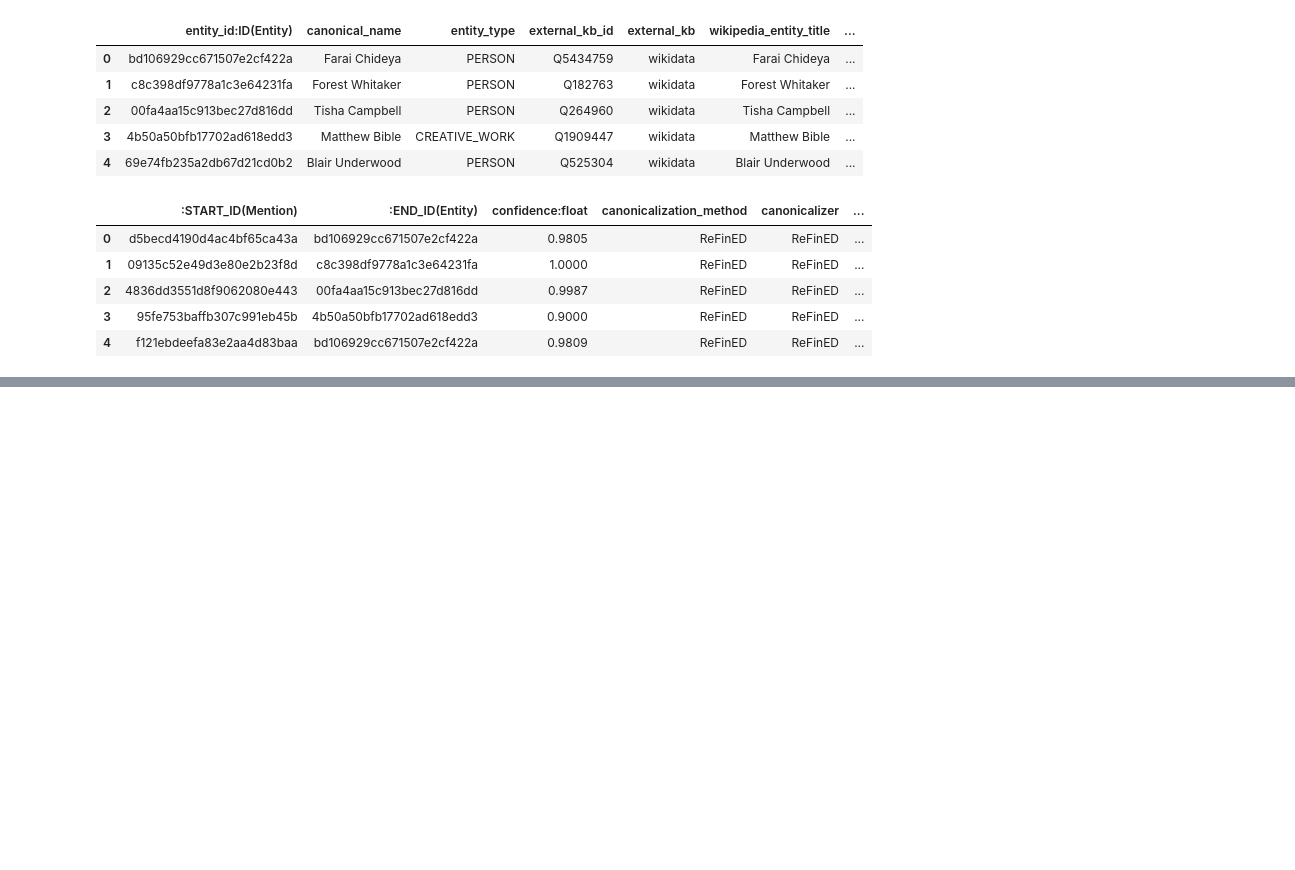
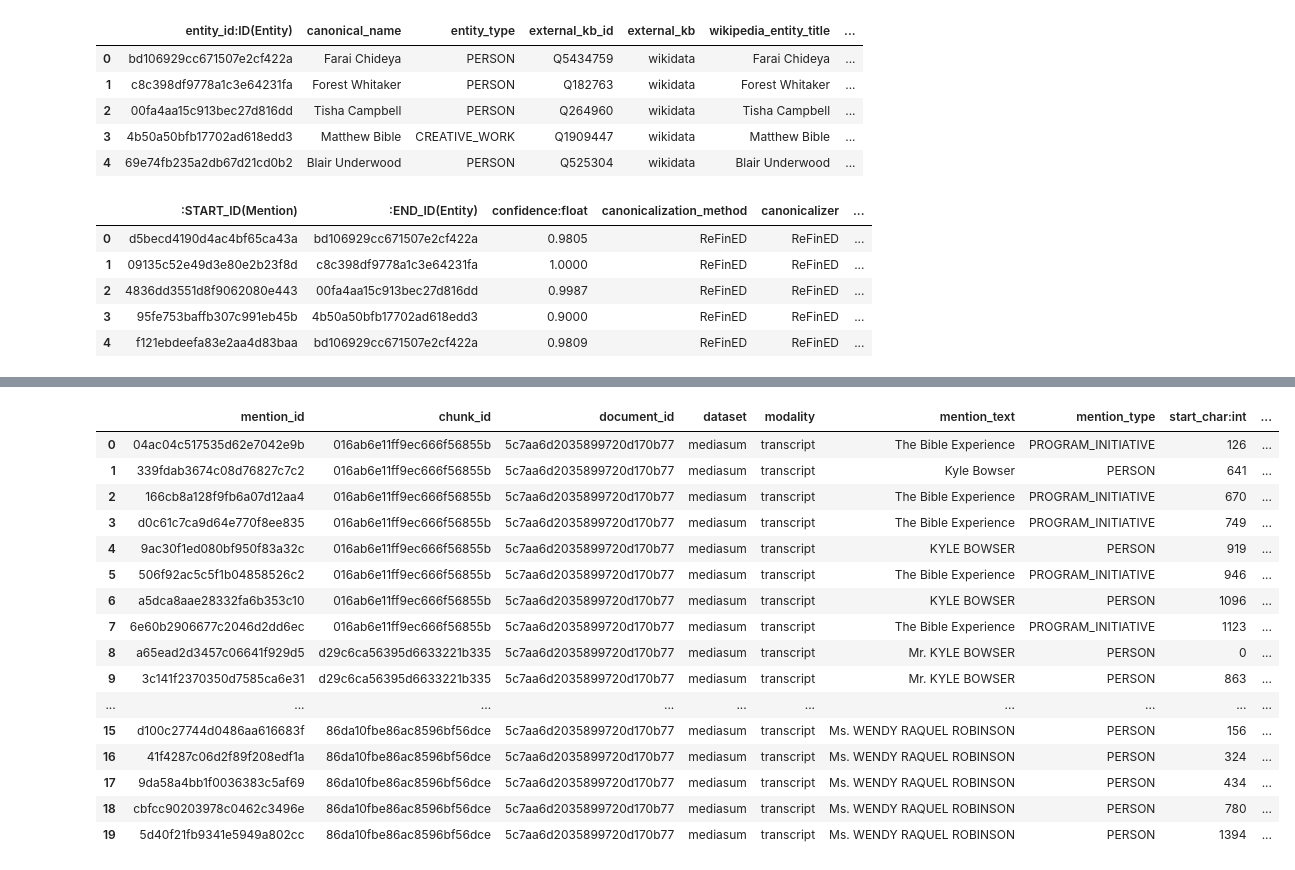
Before and after one commit to plminh-sdh/Design-and-Evaluation-of-Secure-Retrieval-Augmented-Systems-for-Large-Scale-Digital-Archives, a Jupyter notebook: Database.ipynb, the cells around one changed output, grey strips where cells are left out. Saved outputs shown, nothing was run; the diff lists cells and outputs as text; code cells hidden in the pictures; blank space fills up the shorter version.

Commit message:
add local canonicalization

```diff
--- a/Database.ipynb
+++ b/Database.ipynb
@@ -2873,0 +2905,24 @@ canonicalization_tables["mention_refers_to_entity"].head()
+# %%
+# Configure local NIL coreference exports and evaluation files.
+LOCAL_COREF_EXPORT_DIR = LOCAL_COREFERENCE_EXPORT_DIR
+LOCAL_COREF_EXPORT_DIR.mkdir(parents=True, exist_ok=True)
+
+LOCAL_COREF_NIL_MENTIONS_CSV = LOCAL_COREF_EXPORT_DIR / LOCAL_NIL_MENTIONS_FILENAME
+LOCAL_COREF_GOLD_DEV_JSONL = LOCAL_COREF_EXPORT_DIR / LOCAL_COREFERENCE_GOLD_DEV_FILENAME
+LOCAL_COREF_GOLD_TEST_JSONL = LOCAL_COREF_EXPORT_DIR / LOCAL_COREFERENCE_GOLD_TEST_FILENAME
+
+LOCAL_COREF_ELIGIBLE_TYPES = list(DEFAULT_LOCAL_COREFERENCE_TYPES)
+LOCAL_COREF_CSV_CHUNKSIZE = 250_000
+MAX_NIL_MENTIONS_FOR_LOCAL_COREF = None  # Set to a small integer for a dry run.
+
+local_coreference_config = {
+    "export_dir": str(LOCAL_COREF_EXPORT_DIR),
+    "nil_mentions_csv": str(LOCAL_COREF_NIL_MENTIONS_CSV),
+    "gold_dev_jsonl": str(LOCAL_COREF_GOLD_DEV_JSONL),
+    "gold_test_jsonl": str(LOCAL_COREF_GOLD_TEST_JSONL),
+    "eligible_types": LOCAL_COREF_ELIGIBLE_TYPES,
+    "chunksize": LOCAL_COREF_CSV_CHUNKSIZE,
+    "max_nil_mentions": MAX_NIL_MENTIONS_FOR_LOCAL_COREF,
+}
+
+local_coreference_config
@@ -2873,0 +3029,26 @@ canonicalization_tables["mention_refers_to_entity"].head()
+# %%
+# Preview NIL candidates that will feed contextual mention embedding and clustering.
+local_nil_mentions_preview_df = pd.read_csv(
+    LOCAL_COREF_NIL_MENTIONS_CSV,
+    nrows=20,
+)
+
+local_nil_mentions_preview_df
+# %% [output]
+|  | mention_id | chunk_id | document_id | dataset | modality | mention_text | mention_type | start_char:int | ... |
+| 0 | 04ac04c517535d62e7042e9b | 016ab6e11ff9ec666f56855b | 5c7aa6d2035899720d170b77 | mediasum | transcript | The Bible Experience | PROGRAM_INITIATIVE | 126 | ... |
+| 1 | 339fdab3674c08d76827c7c2 | 016ab6e11ff9ec666f56855b | 5c7aa6d2035899720d170b77 | mediasum | transcript | Kyle Bowser | PERSON | 641 | ... |
+| 2 | 166cb8a128f9fb6a07d12aa4 | 016ab6e11ff9ec666f56855b | 5c7aa6d2035899720d170b77 | mediasum | transcript | The Bible Experience | PROGRAM_INITIATIVE | 670 | ... |
+| 3 | d0c61c7ca9d64e770f8ee835 | 016ab6e11ff9ec666f56855b | 5c7aa6d2035899720d170b77 | mediasum | transcript | The Bible Experience | PROGRAM_INITIATIVE | 749 | ... |
+| 4 | 9ac30f1ed080bf950f83a32c | 016ab6e11ff9ec666f56855b | 5c7aa6d2035899720d170b77 | mediasum | transcript | KYLE BOWSER | PERSON | 919 | ... |
+| 5 | 506f92ac5c5f1b04858526c2 | 016ab6e11ff9ec666f56855b | 5c7aa6d2035899720d170b77 | mediasum | transcript | The Bible Experience | PROGRAM_INITIATIVE | 946 | ... |
+| 6 | a5dca8aae28332fa6b353c10 | 016ab6e11ff9ec666f56855b | 5c7aa6d2035899720d170b77 | mediasum | transcript | KYLE BOWSER | PERSON | 1096 | ... |
+| 7 | 6e60b2906677c2046d2dd6ec | 016ab6e11ff9ec666f56855b | 5c7aa6d2035899720d170b77 | mediasum | transcript | The Bible Experience | PROGRAM_INITIATIVE | 1123 | ... |
+| 8 | a65ead2d3457c06641f929d5 | d29c6ca56395d6633221b335 | 5c7aa6d2035899720d170b77 | mediasum | transcript | Mr. KYLE BOWSER | PERSON | 0 | ... |
+| 9 | 3c141f2370350d7585ca6e31 | d29c6ca56395d6633221b335 | 5c7aa6d2035899720d170b77 | mediasum | transcript | Mr. KYLE BOWSER | PERSON | 863 | ... |
+| ... | ... | ... | ... | ... | ... | ... | ... | ... | ... |
+| 15 | d100c27744d0486aa616683f | 86da10fbe86ac8596bf56dce | 5c7aa6d2035899720d170b77 | mediasum | transcript | Ms. WENDY RAQUEL ROBINSON | PERSON | 156 | ... |
+| 16 | 41f4287c06d2f89f208edf1a | 86da10fbe86ac8596bf56dce | 5c7aa6d2035899720d170b77 | mediasum | transcript | Ms. WENDY RAQUEL ROBINSON | PERSON | 324 | ... |
+| 17 | 9da58a4bb1f0036383c5af69 | 86da10fbe86ac8596bf56dce | 5c7aa6d2035899720d170b77 | mediasum | transcript | Ms. WENDY RAQUEL ROBINSON | PERSON | 434 | ... |
+| 18 | cbfcc90203978c0462c3496e | 86da10fbe86ac8596bf56dce | 5c7aa6d2035899720d170b77 | mediasum | transcript | Ms. WENDY RAQUEL ROBINSON | PERSON | 780 | ... |
+| 19 | 5d40f21fb9341e5949a802cc | 86da10fbe86ac8596bf56dce | 5c7aa6d2035899720d170b77 | mediasum | transcript | Ms. WENDY RAQUEL ROBINSON | PERSON | 1394 | ... |
```
Also changed, not shown: parts of 17 cells of this notebook, 2 other files.
